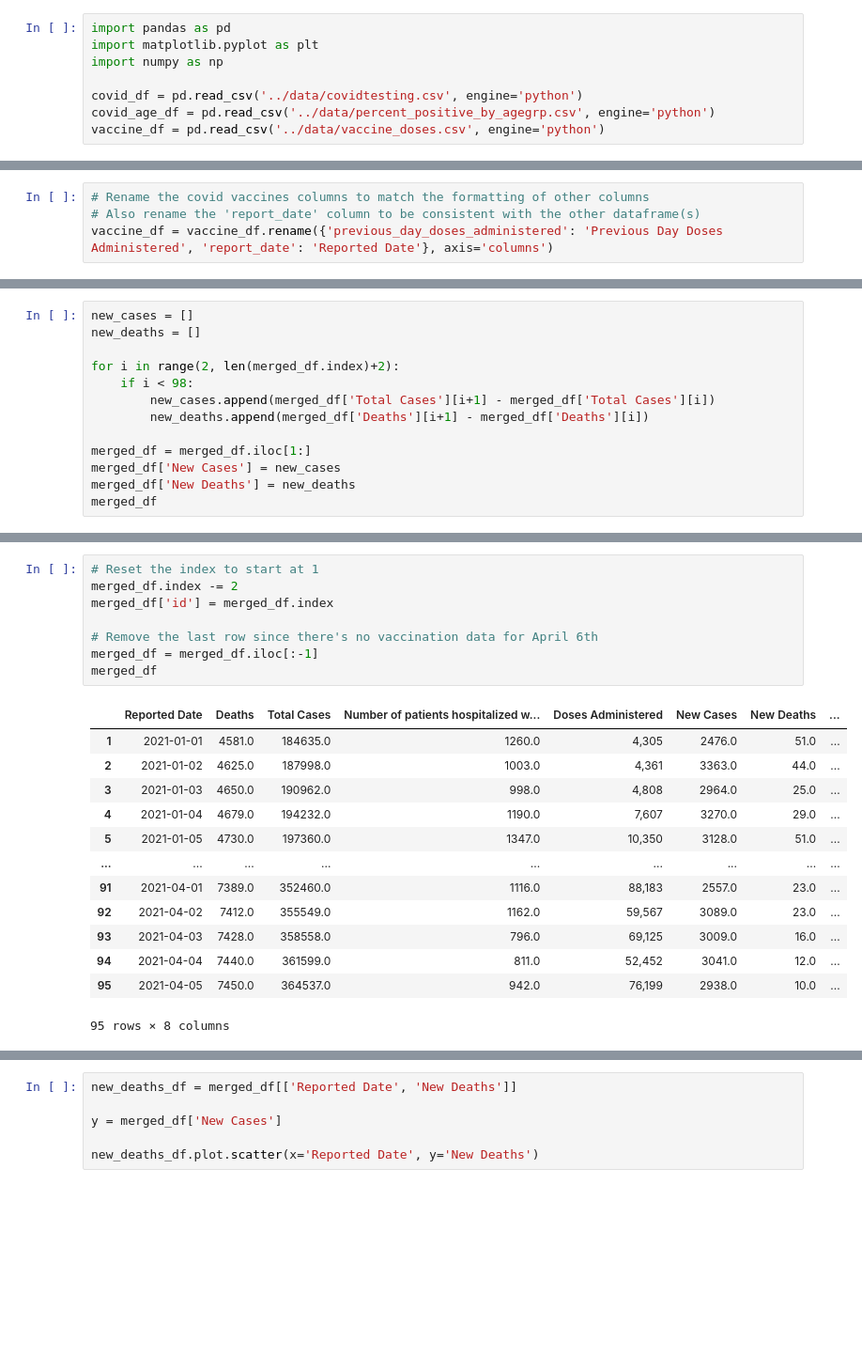
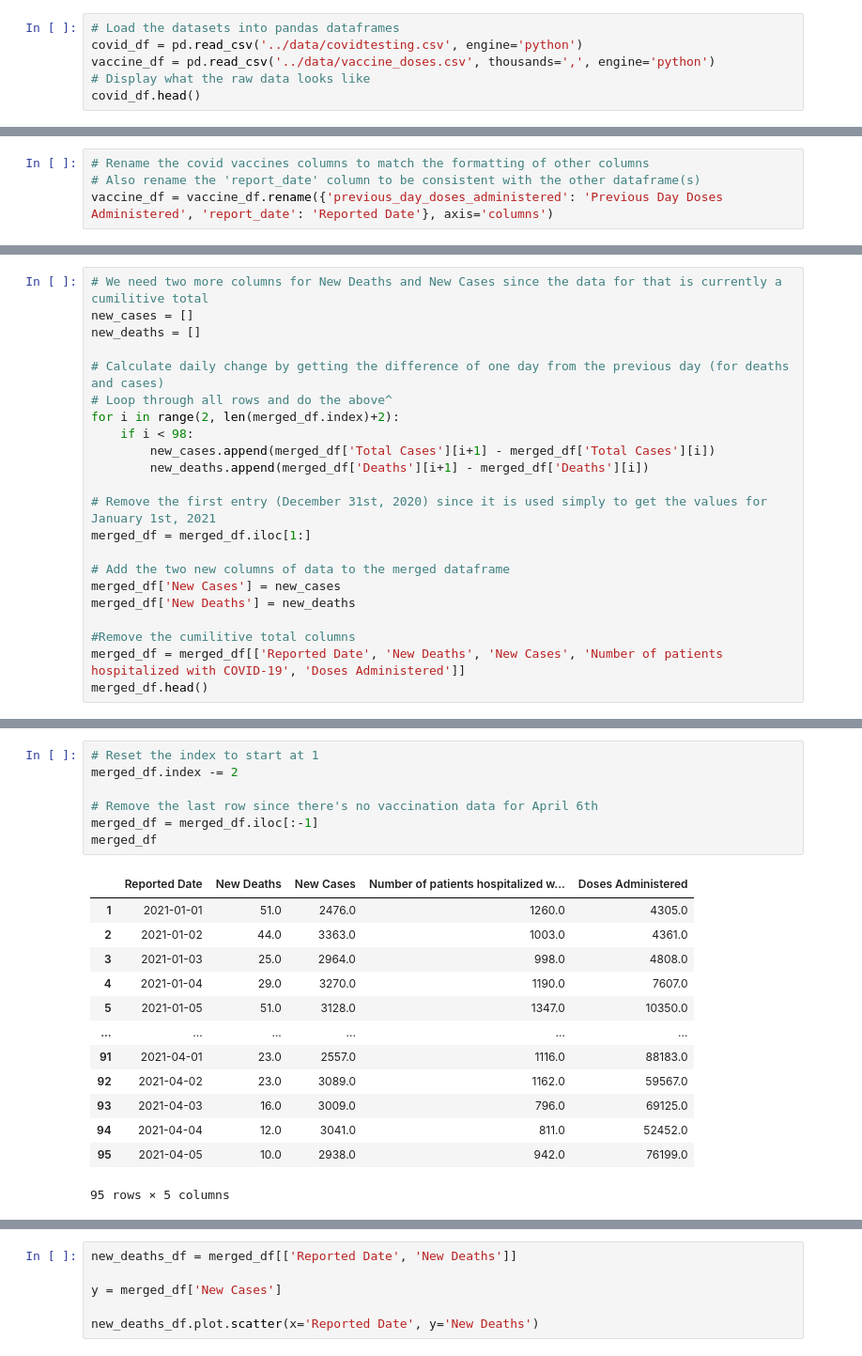
Before and after one commit to SVD6/SYSC-4906-Project, a Jupyter notebook: notebooks/covid-analysis.ipynb, the cells around one changed output, grey strips where cells are left out. Shown at 94% size. Drawn from its saved outputs; the diff is of its cells as text; blank space fills up the shorter version.

```diff
--- a/notebooks/covid-analysis.ipynb
+++ b/notebooks/covid-analysis.ipynb
@@ -1,8 +6,6 @@
 # %%
-import pandas as pd
-import matplotlib.pyplot as plt
-import numpy as np
-
+# Load the datasets into pandas dataframes
 covid_df = pd.read_csv('../data/covidtesting.csv', engine='python')
-covid_age_df = pd.read_csv('../data/percent_positive_by_agegrp.csv', engine='python')
-vaccine_df = pd.read_csv('../data/vaccine_doses.csv', engine='python')
+vaccine_df = pd.read_csv('../data/vaccine_doses.csv', thousands=',', engine='python')
+# Display what the raw data looks like
+covid_df.head()
@@ -87,14 +64,23 @@ merged_df.head()
 # %%
+# We need two more columns for New Deaths and New Cases since the data for that is currently a cumilitive total
 new_cases = []
 new_deaths = []
 
+# Calculate daily change by getting the difference of one day from the previous day (for deaths and cases)
+# Loop through all rows and do the above^
 for i in range(2, len(merged_df.index)+2):
     if i < 98:
         new_cases.append(merged_df['Total Cases'][i+1] - merged_df['Total Cases'][i])
         new_deaths.append(merged_df['Deaths'][i+1] - merged_df['Deaths'][i])
 
+# Remove the first entry (December 31st, 2020) since it is used simply to get the values for January 1st, 2021
 merged_df = merged_df.iloc[1:]
+
+# Add the two new columns of data to the merged dataframe
 merged_df['New Cases'] = new_cases
 merged_df['New Deaths'] = new_deaths
-merged_df
+
+#Remove the cumilitive total columns
+merged_df = merged_df[['Reported Date', 'New Deaths', 'New Cases', 'Number of patients hospitalized with COVID-19', 'Doses Administered']]
+merged_df.head()
 # %% [output]
@@ -114,22 +93,21 @@ merged_df
 # %%
 # Reset the index to start at 1
 merged_df.index -= 2
-merged_df['id'] = merged_df.index
 
 # Remove the last row since there's no vaccination data for April 6th
 merged_df = merged_df.iloc[:-1]
 merged_df
 # %% [output]
-|  | Reported Date | Deaths | Total Cases | Number of patients hospitalized w... | Doses Administered | New Cases | New Deaths | ... |
-| 1 | 2021-01-01 | 4581.0 | 184635.0 | 1260.0 | 4,305 | 2476.0 | 51.0 | ... |
-| 2 | 2021-01-02 | 4625.0 | 187998.0 | 1003.0 | 4,361 | 3363.0 | 44.0 | ... |
-| 3 | 2021-01-03 | 4650.0 | 190962.0 | 998.0 | 4,808 | 2964.0 | 25.0 | ... |
-| 4 | 2021-01-04 | 4679.0 | 194232.0 | 1190.0 | 7,607 | 3270.0 | 29.0 | ... |
-| 5 | 2021-01-05 | 4730.0 | 197360.0 | 1347.0 | 10,350 | 3128.0 | 51.0 | ... |
-| ... | ... | ... | ... | ... | ... | ... | ... | ... |
-| 91 | 2021-04-01 | 7389.0 | 352460.0 | 1116.0 | 88,183 | 2557.0 | 23.0 | ... |
-| 92 | 2021-04-02 | 7412.0 | 355549.0 | 1162.0 | 59,567 | 3089.0 | 23.0 | ... |
-| 93 | 2021-04-03 | 7428.0 | 358558.0 | 796.0 | 69,125 | 3009.0 | 16.0 | ... |
-| 94 | 2021-04-04 | 7440.0 | 361599.0 | 811.0 | 52,452 | 3041.0 | 12.0 | ... |
-| 95 | 2021-04-05 | 7450.0 | 364537.0 | 942.0 | 76,199 | 2938.0 | 10.0 | ... |
+|  | Reported Date | New Deaths | New Cases | Number of patients hospitalized w... | Doses Administered |
+| 1 | 2021-01-01 | 51.0 | 2476.0 | 1260.0 | 4305.0 |
+| 2 | 2021-01-02 | 44.0 | 3363.0 | 1003.0 | 4361.0 |
+| 3 | 2021-01-03 | 25.0 | 2964.0 | 998.0 | 4808.0 |
+| 4 | 2021-01-04 | 29.0 | 3270.0 | 1190.0 | 7607.0 |
+| 5 | 2021-01-05 | 51.0 | 3128.0 | 1347.0 | 10350.0 |
+| ... | ... | ... | ... | ... | ... |
+| 91 | 2021-04-01 | 23.0 | 2557.0 | 1116.0 | 88183.0 |
+| 92 | 2021-04-02 | 23.0 | 3089.0 | 1162.0 | 59567.0 |
+| 93 | 2021-04-03 | 16.0 | 3009.0 | 796.0 | 69125.0 |
+| 94 | 2021-04-04 | 12.0 | 3041.0 | 811.0 | 52452.0 |
+| 95 | 2021-04-05 | 10.0 | 2938.0 | 942.0 | 76199.0 |
-95 rows × 8 columns
+95 rows × 5 columns
```
Also changed, not shown: parts of 19 cells of this notebook.
